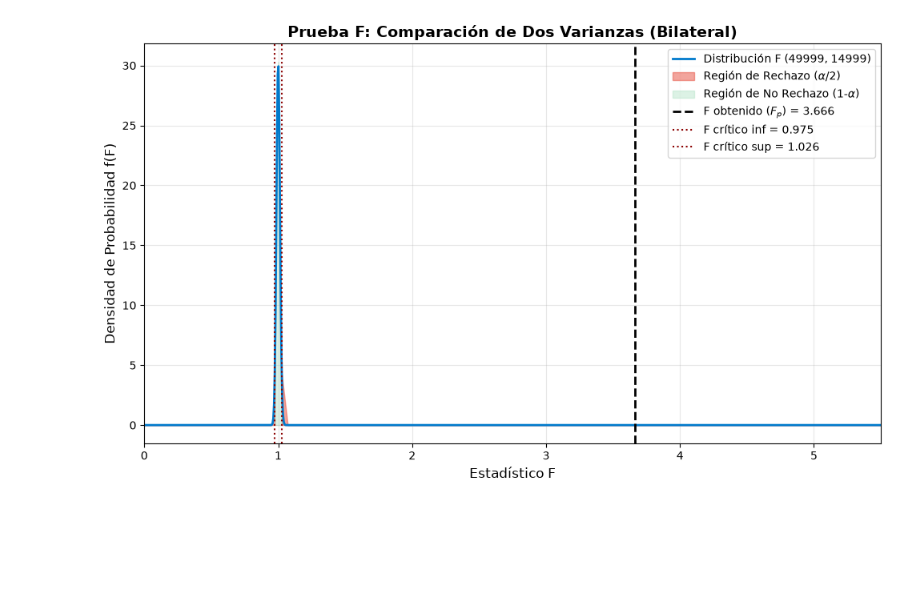
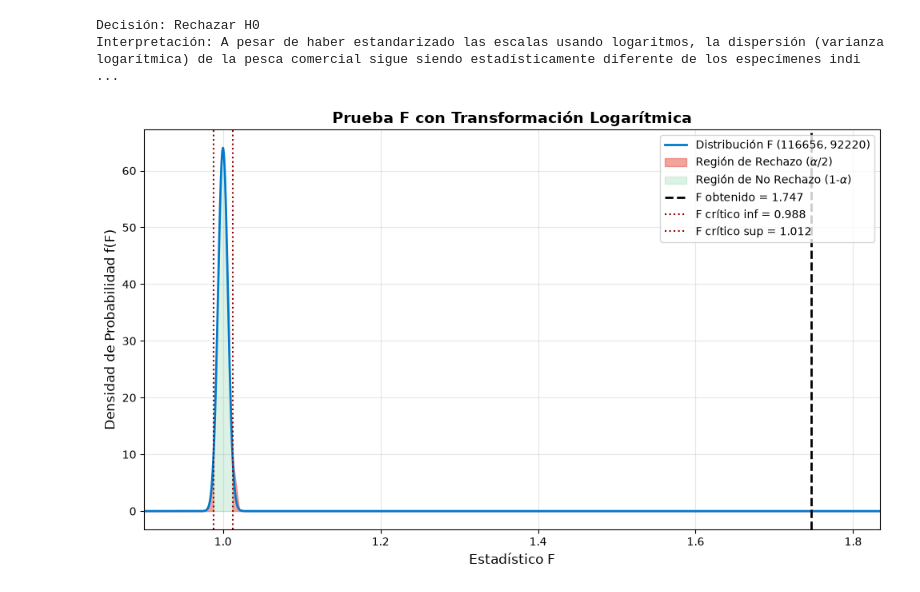
Before and after one commit to AxisCrazy/Probabilidad-y-estadistica-2, a Jupyter notebook: Portafolio_2/portafolio_02.ipynb, the cells around one changed output. Cells and saved outputs as stored; diff of their text form; code cells hidden in the pictures; blank space fills up the shorter version.

```diff
--- a/Portafolio_2/portafolio_02.ipynb
+++ b/Portafolio_2/portafolio_02.ipynb
@@ -87,28 +78,27 @@ plt.show()
 # %%
-# Asegurar que s1^2 > s2^2 para la fórmula del estadístico F de Fisher (F_p = s_mayor^2 / s_menor^2)
+# Tamaños de muestra y Grados de libertad
+n1, n2 = len(muestra1), len(muestra2)
+gl1, gl2 = n1 - 1, n2 - 1
+
+# Varianzas de cada muestra (logarítmicas)
+var1 = np.var(muestra1, ddof=1)
+var2 = np.var(muestra2, ddof=1)
+
+# Asegurar que s1^2 > s2^2 para el numerador
 if var1 < var2:
     var1, var2 = var2, var1
     gl1, gl2 = gl2, gl1
-    n_mayor, n_menor = "CONAPESCA", "LTRM"
-else:
-    n_mayor, n_menor = "LTRM", "CONAPESCA"
 
-print(f"\nNota: El numerador es la varianza mayor ({n_mayor}) y el denominador la menor ({n_menor}).\n")
-
-# 5. Estadístico Fisher (F_p)
 F_p = var1 / var2
-
-# 6. Valores Críticos (Cola bilateral)
 alpha = 0.05
 F_inf = st.f.ppf(alpha / 2, gl1, gl2)
 F_sup = st.f.ppf(1 - alpha / 2, gl1, gl2)
-
-# 7. p-value (dos colas)
 p_value = 2 * min(st.f.cdf(F_p, gl1, gl2), 1 - st.f.cdf(F_p, gl1, gl2))
 
-print(f"--- Resultados de la Prueba F ---")
+print("--- Resultados de la Prueba F (Escala Logarítmica) ---")
+print(f"Varianza Mayor: {var1:.4f}")
+print(f"Varianza Menor: {var2:.4f}")
 print(f"Estadístico de prueba F_p: {F_p:.4f}")
-print(f"Nivel de significancia (alpha): {alpha}")
 print(f"Valor crítico inferior (F_inf): {F_inf:.4f}")
 print(f"Valor crítico superior (F_sup): {F_sup:.4f}")
 print(f"p-value: {p_value:.4e}")
@@ -155,33 +113,45 @@ Interpretación del error: Afirmar que las varianzas son diferentes, cuando en l
+# %%
+if F_p < F_inf or F_p > F_sup:
+    decision = "Rechazar H0"
+else:
+    decision = "No rechazar H0"
+
+print(f"Decisión: {decision}")
+print("Interpretación: A pesar de haber estandarizado las escalas usando logaritmos, la dispersión (varianza logarítmica) de la pesca comercial sigue siendo estadísticamente diferente de los especímenes individuales.")
+# %% [output]
+Decisión: Rechazar H0
+Interpretación: A pesar de haber estandarizado las escalas usando logaritmos, la dispersión (varianza logarítmica) de la pesca comercial sigue siendo estadísticamente diferente de los especímenes indi ...
 # %%
-# 7. Gráfica de Distribución F y Regiones de Rechazo
-x = np.linspace(0, max(F_sup * 1.5, F_p * 1.5, 3), 1000)
+# Gráfica de Distribución F (Ahora sí se verá bien proporcionada)
+x_min = min(0.9, F_inf * 0.95)
+x_max = max(1.1, F_sup * 1.05, F_p * 1.05)
+x = np.linspace(x_min, x_max, 1000)
 y = st.f.pdf(x, gl1, gl2)
 
 plt.figure(figsize=(10, 6))
 plt.plot(x, y, label=f'Distribución F ({gl1}, {gl2})', color='#007ACC', linewidth=2)
 
-# Corrección: Uso de raw strings (r'') para que matplotlib parsee LaTeX correctamente y evite el error de la barra espaciadora
-x_rej_inf = np.linspace(0, F_inf, 100)
+x_rej_inf = np.linspace(x_min, F_inf, 100)
 plt.fill_between(x_rej_inf, st.f.pdf(x_rej_inf, gl1, gl2), color='#E74C3C', alpha=0.5, label=r'Región de Rechazo ($\alpha/2$)')
 
-x_rej_sup = np.linspace(F_sup, max(x), 100)
+x_rej_sup = np.linspace(F_sup, x_max, 100)
 plt.fill_between(x_rej_sup, st.f.pdf(x_rej_sup, gl1, gl2), color='#E74C3C', alpha=0.5)
 
 x_acc = np.linspace(F_inf, F_sup, 500)
 plt.fill_between(x_acc, st.f.pdf(x_acc, gl1, gl2), color='#A9DFBF', alpha=0.4, label=r'Región de No Rechazo (1-$\alpha$)')
 
-plt.axvline(F_p, color='black', linestyle='--', linewidth=2, label=f'F obtenido ($F_p$) = {F_p:.3f}')
+plt.axvline(F_p, color='black', linestyle='--', linewidth=2, label=f'F obtenido = {F_p:.3f}')
 plt.axvline(F_inf, color='darkred', linestyle=':', linewidth=1.5, label=f'F crítico inf = {F_inf:.3f}')
 plt.axvline(F_sup, color='darkred', linestyle=':', linewidth=1.5, label=f'F crítico sup = {F_sup:.3f}')
 
-plt.title("Prueba F: Comparación de Dos Varianzas (Bilateral)", fontsize=14, fontweight='bold')
+plt.title("Prueba F con Transformación Logarítmica", fontsize=14, fontweight='bold')
 plt.xlabel("Estadístico F", fontsize=12)
 plt.ylabel("Densidad de Probabilidad f(F)", fontsize=12)
 plt.legend(loc='upper right')
 plt.grid(alpha=0.3)
-plt.xlim(0, max(F_sup * 1.5, F_p * 1.5, 3))
+plt.xlim(x_min, x_max)
 plt.tight_layout()
-plt.savefig('grafica_distribucion_F.png', dpi=300, bbox_inches='tight')
+plt.savefig('grafica_distribucion_f.png', dpi=300, bbox_inches='tight')
 plt.show()
 # %% [output]
-[figure, old version]
+[figure, new version]
```
Also changed, not shown: parts of 13 cells of this notebook, 8 other files.
